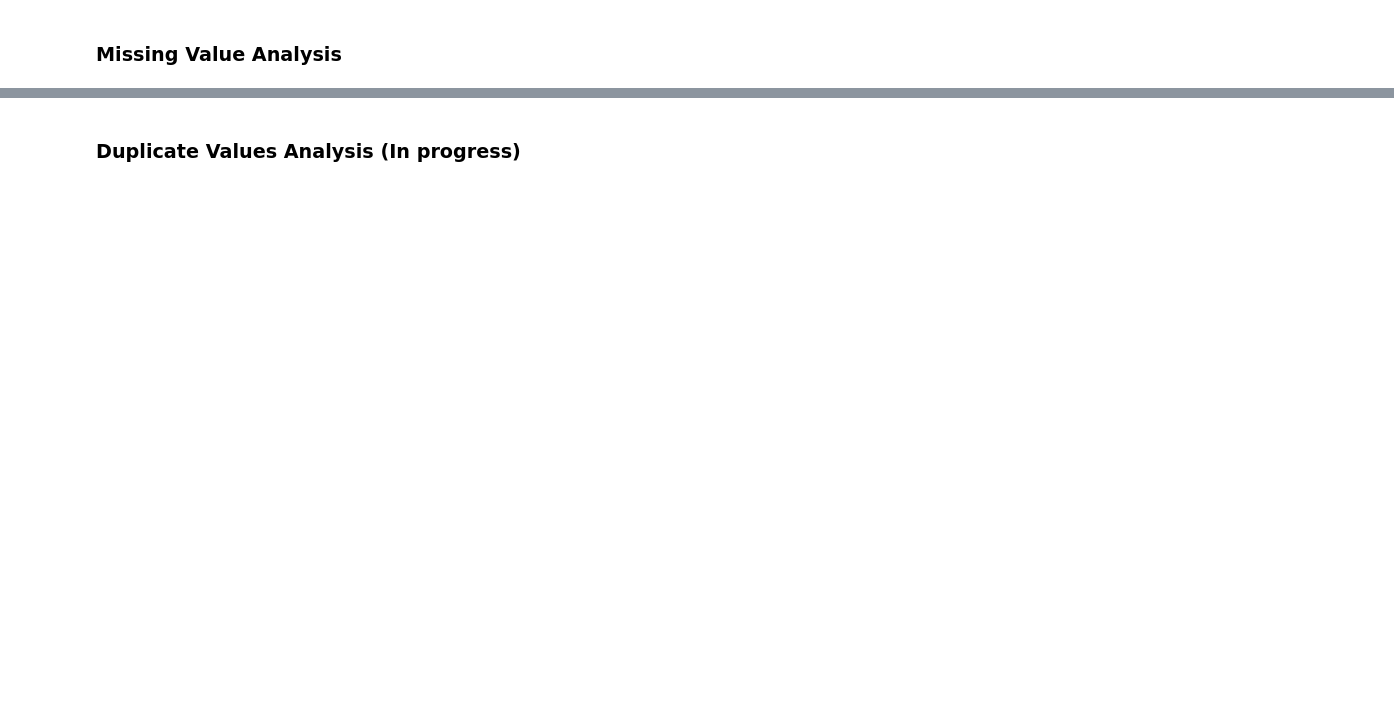
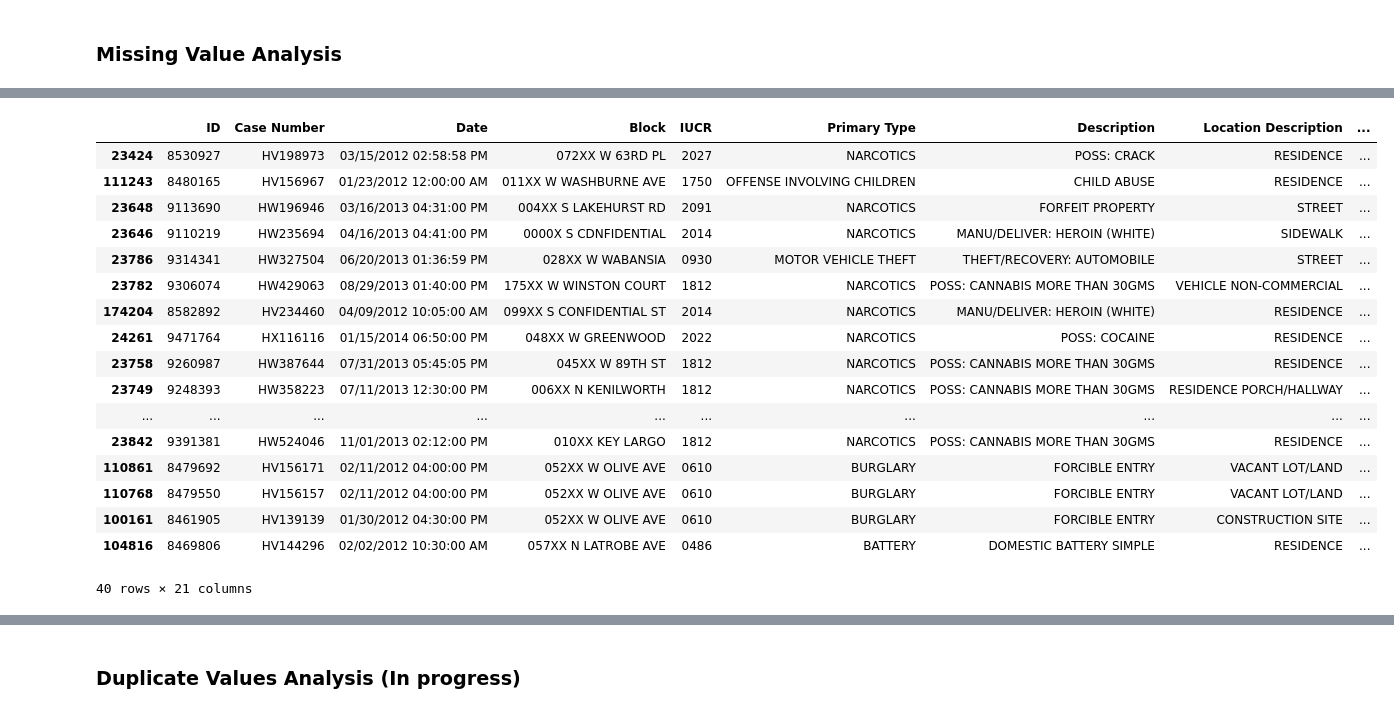
Before and after one commit to IamREX622/Analysis-on-Crimes-in-Chicago-2012-2017-, a Jupyter notebook: Untitled.ipynb, the cells around one changed output, grey strips where cells are left out. Cells and saved outputs as stored; diff of their text form; code cells hidden in the pictures; blank space fills up the shorter version.

```diff
--- a/Untitled.ipynb
+++ b/Untitled.ipynb
@@ -245,0 +520,3 @@ cplot.set_xlabel('Features', font = 'Algerian', fontsize = 20);
+# %%
+comm = df1.sort_values('Ward')
+comm
@@ -245,0 +537,22 @@ cplot.set_xlabel('Features', font = 'Algerian', fontsize = 20);
+# %%
+ward1 = comm[comm['Community Area'].isna()]
+ward1
+# %% [output]
+|  | ID | Case Number | Date | Block | IUCR | Primary Type | Description | Location Description | ... |
+| 23424 | 8530927 | HV198973 | 03/15/2012 02:58:58 PM | 072XX W 63RD PL | 2027 | NARCOTICS | POSS: CRACK | RESIDENCE | ... |
+| 111243 | 8480165 | HV156967 | 01/23/2012 12:00:00 AM | 011XX W WASHBURNE AVE | 1750 | OFFENSE INVOLVING CHILDREN | CHILD ABUSE | RESIDENCE | ... |
+| 23648 | 9113690 | HW196946 | 03/16/2013 04:31:00 PM | 004XX S LAKEHURST RD | 2091 | NARCOTICS | FORFEIT PROPERTY | STREET | ... |
+| 23646 | 9110219 | HW235694 | 04/16/2013 04:41:00 PM | 0000X S CDNFIDENTIAL | 2014 | NARCOTICS | MANU/DELIVER: HEROIN (WHITE) | SIDEWALK | ... |
+| 23786 | 9314341 | HW327504 | 06/20/2013 01:36:59 PM | 028XX W WABANSIA | 0930 | MOTOR VEHICLE THEFT | THEFT/RECOVERY: AUTOMOBILE | STREET | ... |
+| 23782 | 9306074 | HW429063 | 08/29/2013 01:40:00 PM | 175XX W WINSTON COURT | 1812 | NARCOTICS | POSS: CANNABIS MORE THAN 30GMS | VEHICLE NON-COMMERCIAL | ... |
+| 174204 | 8582892 | HV234460 | 04/09/2012 10:05:00 AM | 099XX S CONFIDENTIAL ST | 2014 | NARCOTICS | MANU/DELIVER: HEROIN (WHITE) | RESIDENCE | ... |
+| 24261 | 9471764 | HX116116 | 01/15/2014 06:50:00 PM | 048XX W GREENWOOD | 2022 | NARCOTICS | POSS: COCAINE | RESIDENCE | ... |
+| 23758 | 9260987 | HW387644 | 07/31/2013 05:45:05 PM | 045XX W 89TH ST | 1812 | NARCOTICS | POSS: CANNABIS MORE THAN 30GMS | RESIDENCE | ... |
+| 23749 | 9248393 | HW358223 | 07/11/2013 12:30:00 PM | 006XX N KENILWORTH | 1812 | NARCOTICS | POSS: CANNABIS MORE THAN 30GMS | RESIDENCE PORCH/HALLWAY | ... |
+| ... | ... | ... | ... | ... | ... | ... | ... | ... | ... |
+| 23842 | 9391381 | HW524046 | 11/01/2013 02:12:00 PM | 010XX KEY LARGO | 1812 | NARCOTICS | POSS: CANNABIS MORE THAN 30GMS | RESIDENCE | ... |
+| 110861 | 8479692 | HV156171 | 02/11/2012 04:00:00 PM | 052XX W OLIVE AVE | 0610 | BURGLARY | FORCIBLE ENTRY | VACANT LOT/LAND | ... |
+| 110768 | 8479550 | HV156157 | 02/11/2012 04:00:00 PM | 052XX W OLIVE AVE | 0610 | BURGLARY | FORCIBLE ENTRY | VACANT LOT/LAND | ... |
+| 100161 | 8461905 | HV139139 | 01/30/2012 04:30:00 PM | 052XX W OLIVE AVE | 0610 | BURGLARY | FORCIBLE ENTRY | CONSTRUCTION SITE | ... |
+| 104816 | 8469806 | HV144296 | 02/02/2012 10:30:00 AM | 057XX N LATROBE AVE | 0486 | BATTERY | DOMESTIC BATTERY SIMPLE | RESIDENCE | ... |
+40 rows × 21 columns
```
Also changed, not shown: parts of 72 cells of this notebook.
